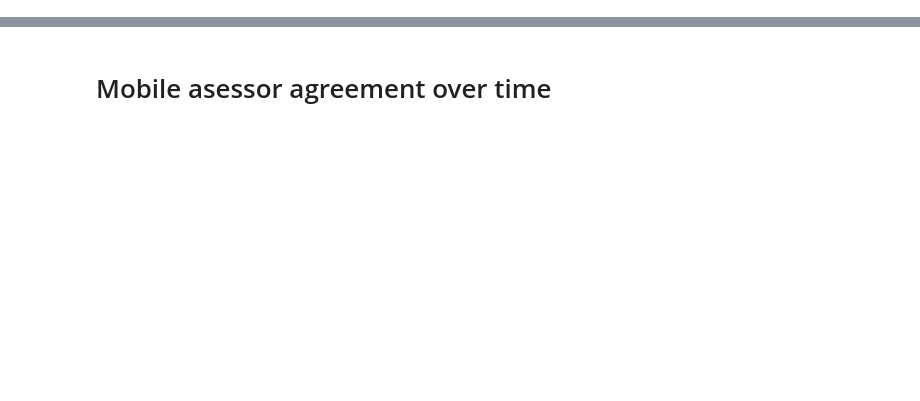
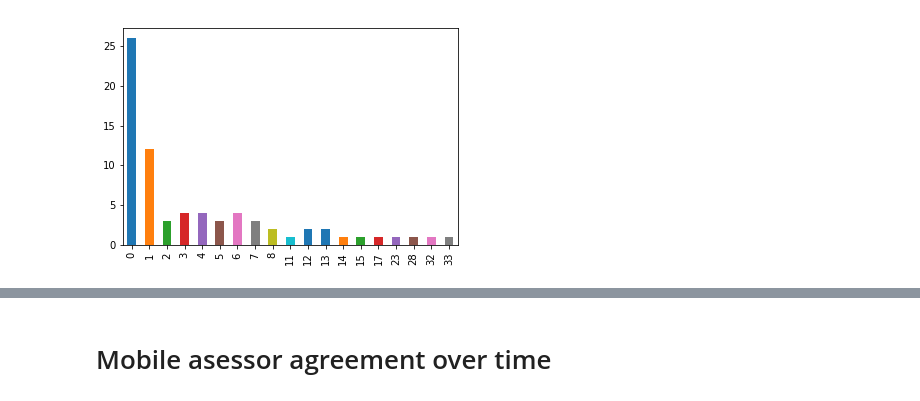
Before and after one commit to dimazest/flock, a Jupyter notebook: rocchio.ipynb, the cells around one changed output, grey strips where cells are left out. Saved outputs shown, nothing was run; the diff lists cells and outputs as text; code cells hidden in the pictures; blank space fills up the shorter version.

```diff
--- a/rocchio.ipynb
+++ b/rocchio.ipynb
@@ -132,0 +217,27 @@ r.plot_evaluation(evaluation_feedback_amount);
+# %%
+_selection = (
+    [
+        'TP', 'TN', 'FP', 'FN',
+        'ScoreTP', 'ScoreTN', 'ScoreFP', 'ScoreFN',
+    ],
+    [
+#         'TP', 'TN', 'FP', 'FN',
+        'ScoreTP', 'ScoreTN', 'ScoreFP', 'ScoreFN',
+    ]
+)
+
+_ = pd.DataFrame(
+    {
+        'NIST': evaluation_nist['Evaluation'],
+        'Mobile equivalence': evaluation_mobile_equivalence['Evaluation'],
+     }
+)
+
+nist_me = _.groupby(['NIST', 'Mobile equivalence']).size().unstack(fill_value=0).loc[_selection]
+
+nit_me_by_topic = (
+    _.reset_index('Topic').groupby(['NIST', 'Mobile equivalence', 'Topic']).size()
+    .unstack('Mobile equivalence', fill_value=0).loc[_selection]
+)
+
+tweet_nist_me_kind = _
@@ -132,0 +261,8 @@ r.plot_evaluation(evaluation_feedback_amount);
+# %%
+(
+    nit_me_by_topic.loc['TN', 'ScoreFP']
+    .value_counts().sort_index()
+    .plot.bar()
+);
+# %% [output]
+[figure, added]
```
Also changed, not shown: parts of 40 cells of this notebook.
